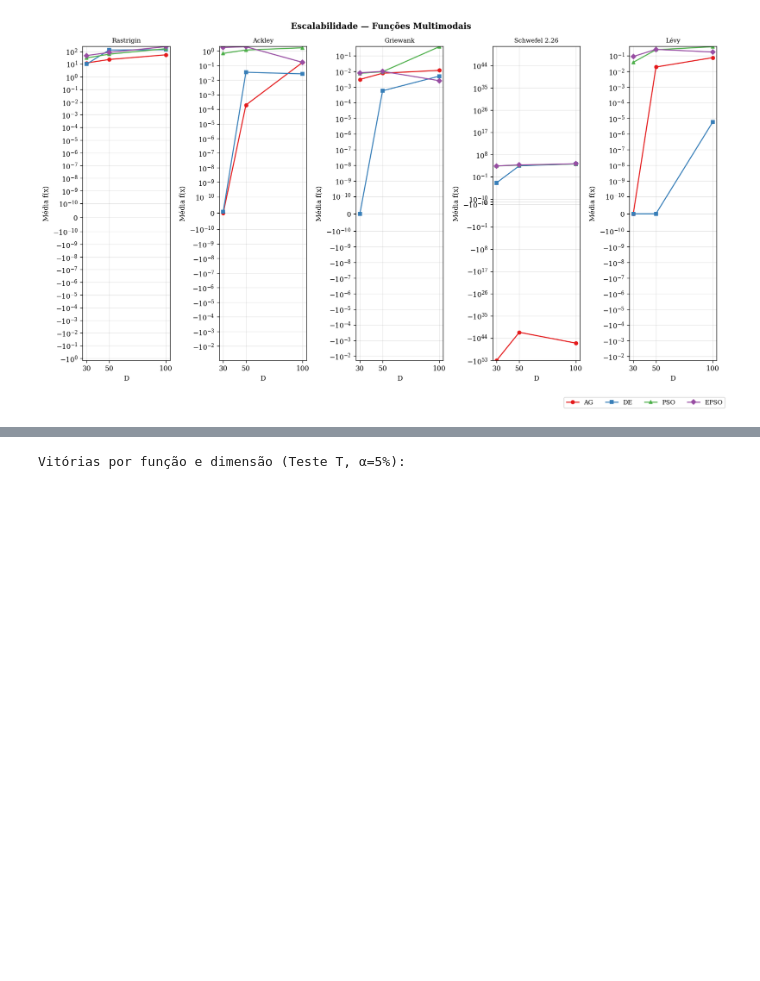
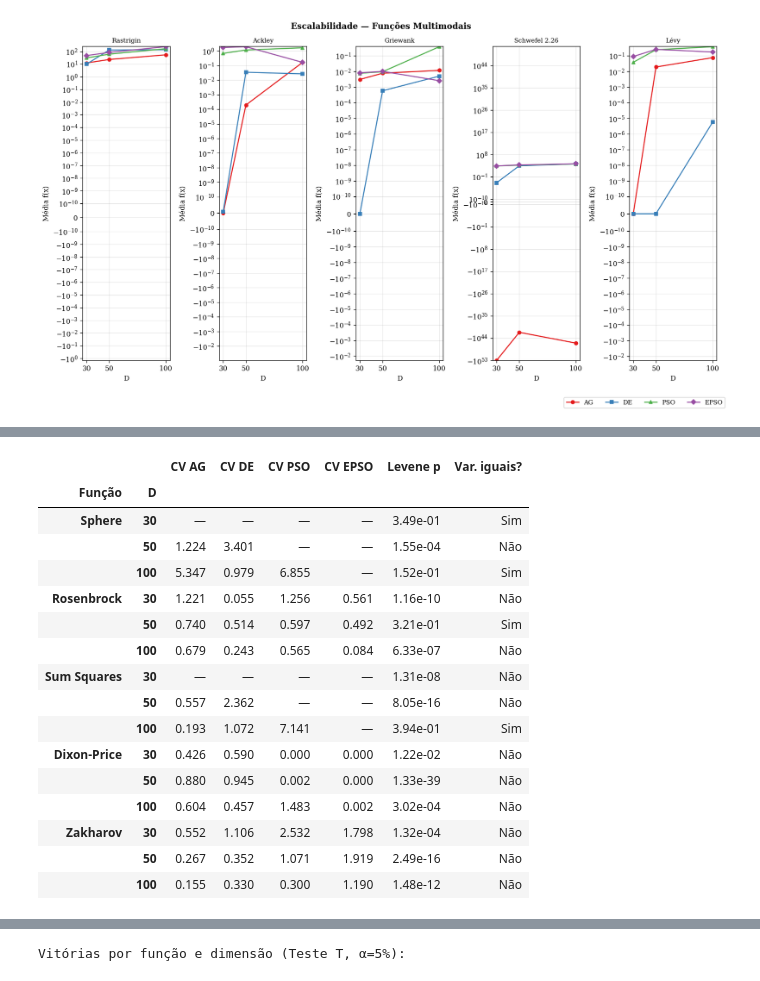
Before and after one commit to DaviMattos14/obsidian_notebook, a Jupyter notebook: Otimização com Metaheurísticas/Trabalho Final/analise_resultados.ipynb, the cells around one changed output, grey strips where cells are left out. Cells and saved outputs as stored; diff of their text form; code cells hidden in the pictures; blank space fills up the shorter version.

```diff
--- a/Otimização com Metaheurísticas/Trabalho Final/analise_resultados.ipynb
+++ b/Otimização com Metaheurísticas/Trabalho Final/analise_resultados.ipynb
@@ -565,0 +914,66 @@ plot_escalabilidade(MULTIMODAIS, 'Escalabilidade — Funções Multimodais')
+# %%
+# Consistência / Robustez — Coeficiente de Variação (CV = std / |média|)
+# CV baixo → algoritmo previsível (robusto entre execuções)
+# CV alto  → algoritmo instável (resultado depende muito da inicialização)
+#
+# Complemento: teste de Levene para igualdade de variâncias entre algoritmos
+# H0: as variâncias são iguais entre todos os algoritmos
+# Rejeita H0: algum algoritmo tem dispersão significativamente diferente
+
+from scipy.stats import levene
+
+def coef_variacao(fn, dim):
+    rows = []
+    for alg in ALGORITMOS:
+        vals = res[(res.algoritmo == alg) & (res.funcao == fn) & (res.dim == dim)]['best_f']
+        mu   = vals.mean()
+        sd   = vals.std()
+        cv   = sd / abs(mu) if abs(mu) > 1e-12 else np.nan
+        rows.append({'Algoritmo': LABELS[alg], 'Média': mu, 'Std': sd, 'CV': cv})
+    return pd.DataFrame(rows).set_index('Algoritmo')
+
+
+def tabela_robustez(funcoes, titulo):
+    print(f'\n{"═"*70}')
+    print(f'  Robustez (CV) + Levene — {titulo}')
+    print(f'{"═"*70}')
+
+    rows_cv = []
+    for fn in funcoes:
+        for dim in DIMS:
+            cv_df = coef_variacao(fn, dim)
+
+            # Levene
+            grupos = [
+                res[(res.algoritmo == a) & (res.funcao == fn) & (res.dim == dim)]['best_f'].values
+                for a in ALGORITMOS
+            ]
+            _, lev_p = levene(*grupos)
+
+            row = {'Função': NOME_FUNCAO[fn], 'D': dim}
+            for alg in ALGORITMOS:
+                row[f'CV {LABELS[alg]}'] = cv_df.loc[LABELS[alg], 'CV']
+            row['Levene p'] = f'{lev_p:.2e}'
+            row['Var. iguais?'] = 'Sim' if lev_p >= 0.05 else 'Não'
+            rows_cv.append(row)
+
+    df = pd.DataFrame(rows_cv).set_index(['Função', 'D'])
+
+    def color_cv(val):
+        if pd.isna(val):
+            return ''
+        if val > 1.0:
+            return 'background-color: #ffcccc'
+        if val > 0.5:
+            return 'background-color: #ffffcc'
+        return ''
+
+    cv_cols = [f'CV {LABELS[a]}' for a in ALGORITMOS]
+    display(df.style.map(color_cv, subset=cv_cols).format(
+        {c: '{:.3f}' for c in cv_cols}, na_rep='—'
+    ))
+
+
+tabela_robustez(UNIMODAIS,   'Funções Unimodais')
+tabela_robustez(MULTIMODAIS, 'Funções Multimodais')
+# %% [output]
@@ -565,0 +983,17 @@ plot_escalabilidade(MULTIMODAIS, 'Escalabilidade — Funções Multimodais')
+|  |  | CV AG | CV DE | CV PSO | CV EPSO | Levene p | Var. iguais? |
+| Função | D |  |  |  |  |  |  |
+| Sphere | 30 | — | — | — | — | 3.49e-01 | Sim |
+|  | 50 | 1.224 | 3.401 | — | — | 1.55e-04 | Não |
+|  | 100 | 5.347 | 0.979 | 6.855 | — | 1.52e-01 | Sim |
+| Rosenbrock | 30 | 1.221 | 0.055 | 1.256 | 0.561 | 1.16e-10 | Não |
+|  | 50 | 0.740 | 0.514 | 0.597 | 0.492 | 3.21e-01 | Sim |
+|  | 100 | 0.679 | 0.243 | 0.565 | 0.084 | 6.33e-07 | Não |
+| Sum Squares | 30 | — | — | — | — | 1.31e-08 | Não |
+|  | 50 | 0.557 | 2.362 | — | — | 8.05e-16 | Não |
+|  | 100 | 0.193 | 1.072 | 7.141 | — | 3.94e-01 | Sim |
+| Dixon-Price | 30 | 0.426 | 0.590 | 0.000 | 0.000 | 1.22e-02 | Não |
+|  | 50 | 0.880 | 0.945 | 0.002 | 0.000 | 1.33e-39 | Não |
+|  | 100 | 0.604 | 0.457 | 1.483 | 0.002 | 3.02e-04 | Não |
+| Zakharov | 30 | 0.552 | 1.106 | 2.532 | 1.798 | 1.32e-04 | Não |
+|  | 50 | 0.267 | 0.352 | 1.071 | 1.919 | 2.49e-16 | Não |
+|  | 100 | 0.155 | 0.330 | 0.300 | 1.190 | 1.48e-12 | Não |
```
Also changed, not shown: parts of 20 cells of this notebook, 36 other files.
